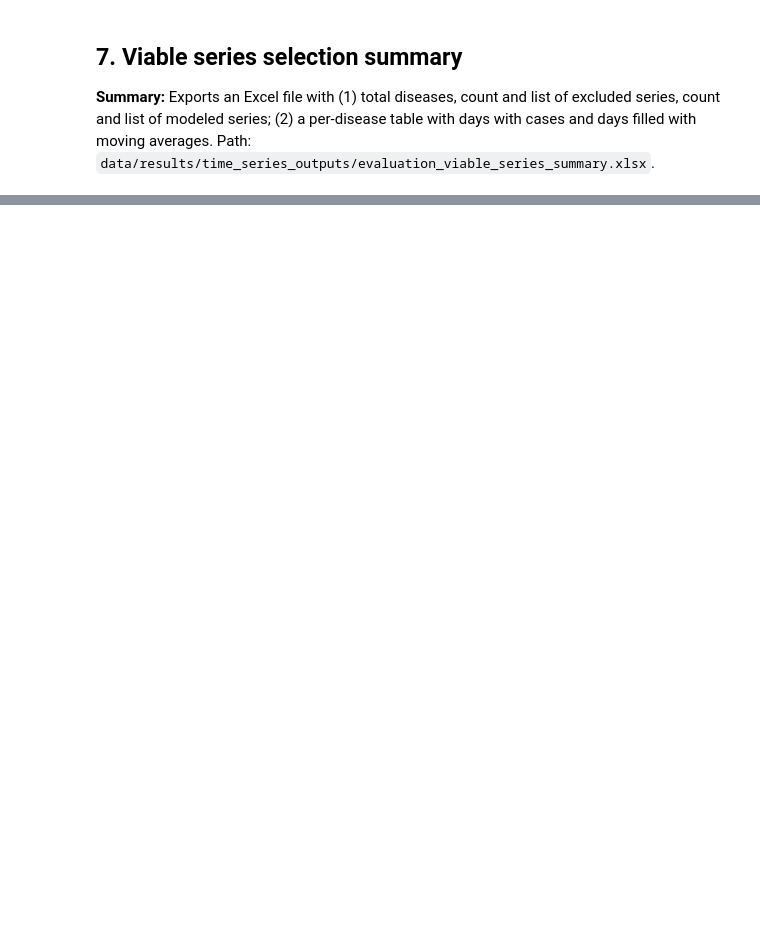
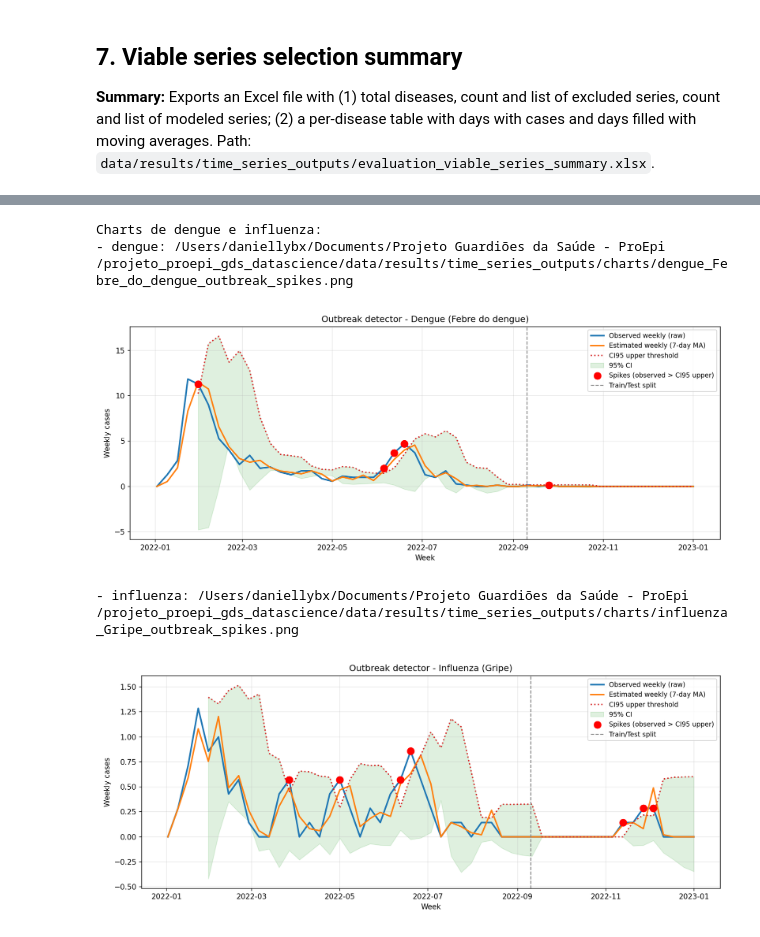
Before and after one commit to daniellybx/projeto_proepi_gds_datascience, a Jupyter notebook: notebooks/04_time_series_analysis.ipynb, the cells around one changed output, grey strips where cells are left out. Saved outputs shown, nothing was run; the diff lists cells and outputs as text; code cells hidden in the pictures; blank space fills up the shorter version.

```diff
--- a/notebooks/04_time_series_analysis.ipynb
+++ b/notebooks/04_time_series_analysis.ipynb
@@ -11,23 +11,15 @@ import os
 import warnings
 warnings.filterwarnings("ignore")
 
-import zipfile
 import pandas as pd
 import numpy as np
 from pathlib import Path
 
-
-def find_project_root(start: Path) -> Path:
-    """Find repo root from current working directory and parents."""
-    for candidate in [start, *start.parents]:
-        if (candidate / "data").exists() and (candidate / "notebooks").exists() and (candidate / "requirements.txt").exists():
-            return candidate
-    raise FileNotFoundError(
-        f"Could not locate project root from cwd={start}. Open notebook inside repo workspace."
-    )
-
-
-ROOT = find_project_root(Path.cwd().resolve())
+ROOT = Path.cwd().resolve()
+for _ in range(6):
+    if (ROOT / "data").exists() and (ROOT / "notebooks").exists():
+        break
+    ROOT = ROOT.parent if ROOT.parent != ROOT else ROOT
 
 PATH_INPUT = ROOT / "data" / "results" / "agent_outputs" / "agent_outputs_dataset_sintomas_grupos_classificado.xlsx"
 PATH_OUTPUT = ROOT / "data" / "results" / "time_series_outputs"
@@ -43,16 +35,6 @@ TRAIN_DAYS = 252   # treino = primeiros 252 dias
 TEST_DAYS = 113    # teste = últimos 113 dias (252 + 113 = 365)
 N_DAYS = 365
 
-if not PATH_INPUT.exists():
-    raise FileNotFoundError(f"Input file not found: {PATH_INPUT}")
-
-if not zipfile.is_zipfile(PATH_INPUT):
-    raise ValueError(
-        "Input file is not a valid .xlsx workbook (zip container). "
-        f"Check file integrity: {PATH_INPUT}"
-    )
-
-print(f"Using input file: {PATH_INPUT}")
 df = pd.read_excel(PATH_INPUT, engine="openpyxl")
 df["report_created_at"] = pd.to_datetime(df["report_created_at"], errors="coerce")
 df = df.dropna(subset=["report_created_at", "primary_diagnosis"])
@@ -67,4 +49,5 @@ else:
 daily.columns = ["date", "doenca", "casos"]
 
 print(f"Registros diários: {len(daily)}")
-print(f"Doenças: {daily['doenca'].nunique()}")
+print(f"Doenças: {daily["doenca"].nunique()}")
+daily.head(10)
@@ -471,0 +692,20 @@ summary_outbreak
+# %%
+from IPython.display import Image, display
+
+chart_groups = ["dengue", "influenza"]
+chart_rows = summary_outbreak[summary_outbreak["group"].isin(chart_groups)].copy()
+
+print("Charts de dengue e influenza:")
+for _, row in chart_rows.iterrows():
+    chart_path = Path(row["chart_path"])
+    print(f"- {row['group']}: {chart_path}")
+    if chart_path.exists():
+        display(Image(filename=str(chart_path)))
+    else:
+        print("  Arquivo de chart não encontrado.")
+# %% [output]
+Charts de dengue e influenza:
+- dengue: /Users/daniellybx/Documents/Projeto Guardiões da Saúde - ProEpi /projeto_proepi_gds_datascience/data/results/time_series_outputs/charts/dengue_Febre_do_dengue_outbreak_spikes.png
+[figure, added]
+- influenza: /Users/daniellybx/Documents/Projeto Guardiões da Saúde - ProEpi /projeto_proepi_gds_datascience/data/results/time_series_outputs/charts/influenza_Gripe_outbreak_spikes.png
+[figure, added]
```
Also changed, not shown: parts of 12 cells of this notebook, 14 other files.
